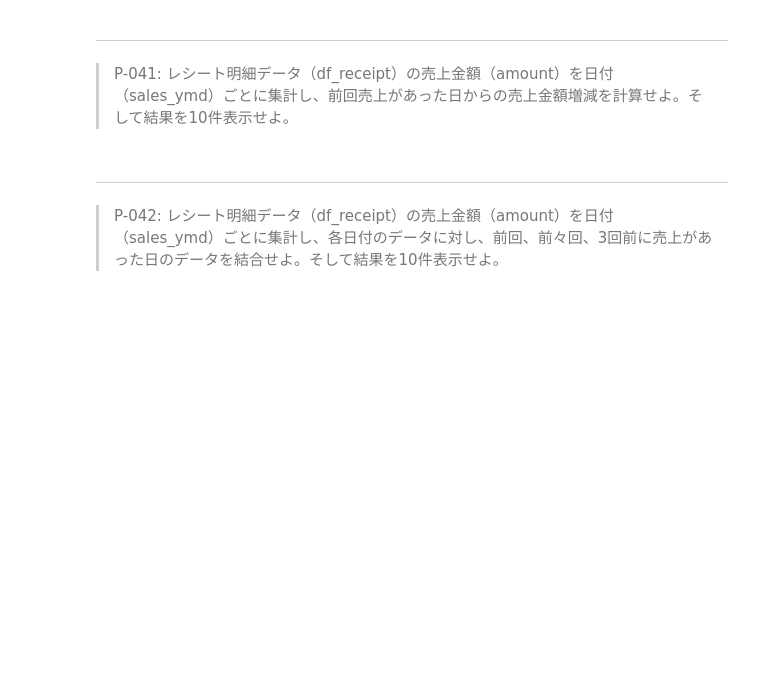
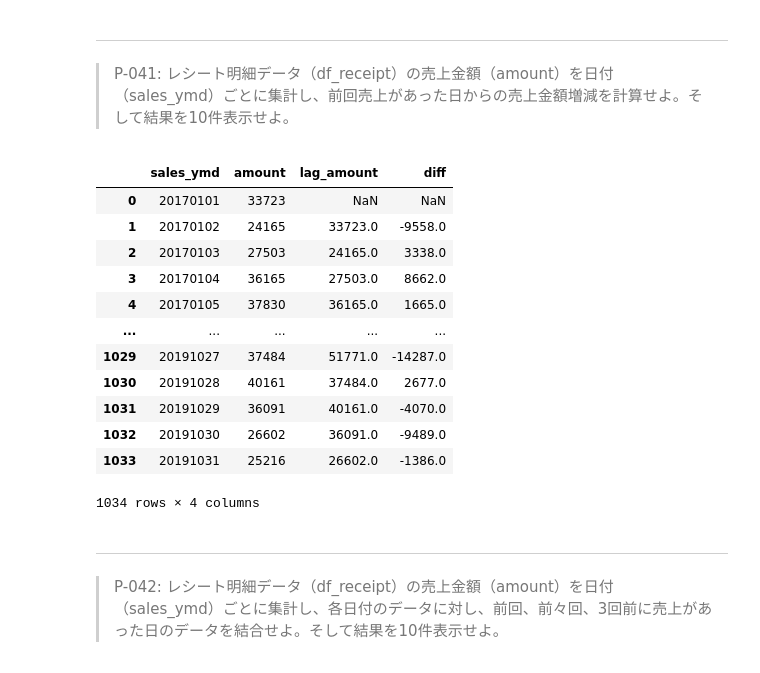
Before and after one commit to palakpaneerer/100knocks-preprocess, a Jupyter notebook: docker/work/preprocess_knock_Python.ipynb, the cells around one changed output. Saved outputs shown, nothing was run; the diff lists cells and outputs as text; code cells hidden in the pictures; blank space fills up the shorter version.

```diff
--- a/docker/work/preprocess_knock_Python.ipynb
+++ b/docker/work/preprocess_knock_Python.ipynb
@@ -739,6 +739,28 @@ len(pd.merge(df_store_tmp, df_product_tmp, on='key', how='outer'))
 # %% [markdown]
 ---
 > P-041: レシート明細データ（df_receipt）の売上金額（amount）を日付（sales_ymd）ごとに集計し、前回売上があった日からの売上金額増減を計算せよ。そして結果を10件表示せよ。
+# %%
+sales_by_date = df_receipt.groupby('sales_ymd').agg({'amount':'sum'})
+sales_by_date = pd.concat([sales_by_day,
+                         sales_by_day.shift()],
+                        axis=1).reset_index()
+sales_by_date.columns = ['sales_ymd', 'amount', 'lag_amount']
+sales_by_date['diff'] = sales_by_day['amount'] - sales_by_day['lag_amount']
+sales_by_date
+# %% [output]
+|  | sales_ymd | amount | lag_amount | diff |
+| 0 | 20170101 | 33723 | NaN | NaN |
+| 1 | 20170102 | 24165 | 33723.0 | -9558.0 |
+| 2 | 20170103 | 27503 | 24165.0 | 3338.0 |
+| 3 | 20170104 | 36165 | 27503.0 | 8662.0 |
+| 4 | 20170105 | 37830 | 36165.0 | 1665.0 |
+| ... | ... | ... | ... | ... |
+| 1029 | 20191027 | 37484 | 51771.0 | -14287.0 |
+| 1030 | 20191028 | 40161 | 37484.0 | 2677.0 |
+| 1031 | 20191029 | 36091 | 40161.0 | -4070.0 |
+| 1032 | 20191030 | 26602 | 36091.0 | -9489.0 |
+| 1033 | 20191031 | 25216 | 26602.0 | -1386.0 |
+1034 rows × 4 columns
 # %% [markdown]
 ---
 > P-042: レシート明細データ（df_receipt）の売上金額（amount）を日付（sales_ymd）ごとに集計し、各日付のデータに対し、前回、前々回、3回前に売上があった日のデータを結合せよ。そして結果を10件表示せよ。
```
Also changed, not shown: parts of 20 cells of this notebook.
